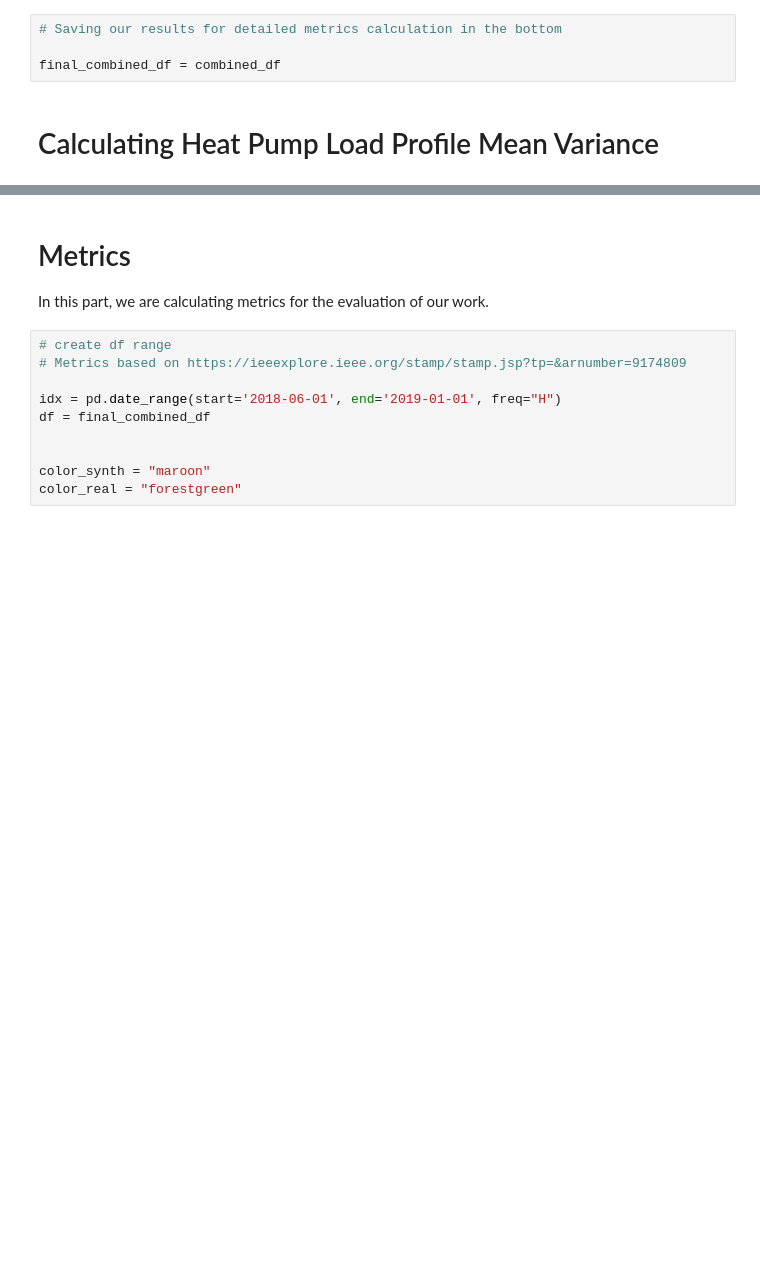
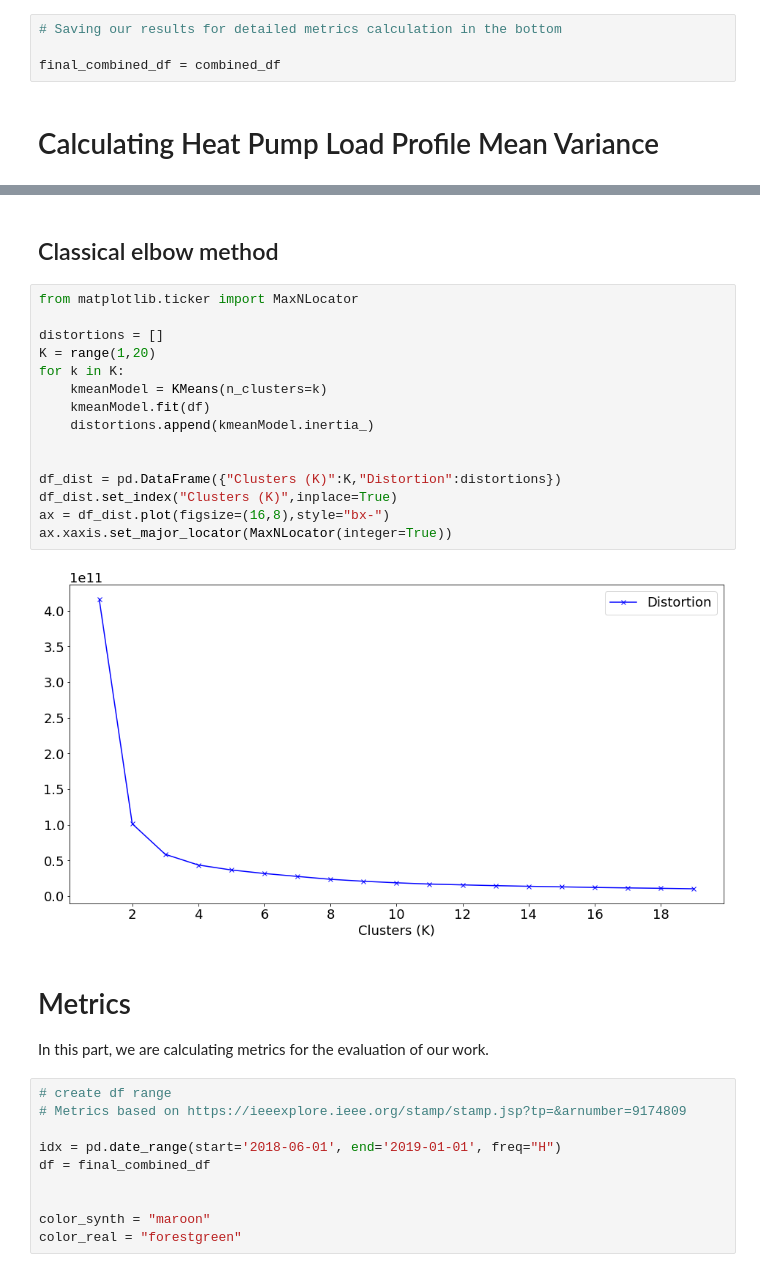
Before and after one commit to leloq/synthetic-heat-pump-load-profile-generator, a Jupyter notebook: Evaluate on 2018.ipynb, the cells around one changed output, grey strips where cells are left out. Saved outputs shown, nothing was run; the diff lists cells and outputs as text; blank space fills up the shorter version.

```diff
--- a/Evaluate on 2018.ipynb
+++ b/Evaluate on 2018.ipynb
@@ -263,3 +249,22 @@ ax.xaxis.set_major_locator(MaxNLocator(integer=True))
+# %% [markdown]
+## Classical elbow method
+# %%
+from matplotlib.ticker import MaxNLocator
+
+distortions = []
+K = range(1,20)
+for k in K:
+    kmeanModel = KMeans(n_clusters=k)
+    kmeanModel.fit(df)
+    distortions.append(kmeanModel.inertia_)
+
+
+df_dist = pd.DataFrame({"Clusters (K)":K,"Distortion":distortions})
+df_dist.set_index("Clusters (K)",inplace=True)
+ax = df_dist.plot(figsize=(16,8),style="bx-")
+ax.xaxis.set_major_locator(MaxNLocator(integer=True))
+# %% [output]
+[figure, added]
 # %% [markdown]
 # Metrics
 
```
Also changed, not shown: parts of 9 cells of this notebook.
